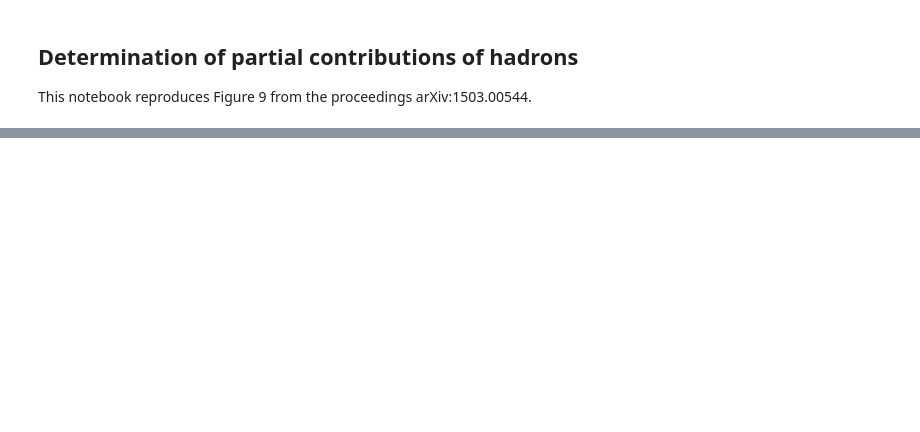
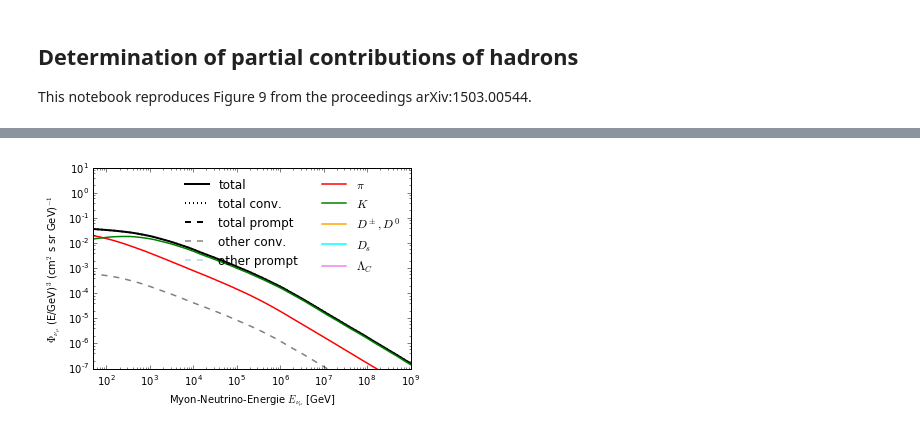
Before and after one commit to mceq-project/MCEq, a Jupyter notebook: examples/partial_hadron_contribution.ipynb, the cells around one changed output, grey strips where cells are left out. Saved outputs shown, nothing was run; the diff lists cells and outputs as text; code cells hidden in the pictures; blank space fills up the shorter version.

```diff
--- a/examples/partial_hadron_contribution.ipynb
+++ b/examples/partial_hadron_contribution.ipynb
@@ -261,23 +300,25 @@ plt.savefig('/Users/afedynitch/OneDrive/Dokumente/Plots/results_chapter/detailed
 # %%
 fig = plt.figure(figsize=(5.5, 3.75))
 plt.plot(e_grid, numu_total, ls='-', lw=2, color='black', label='total')
 plt.plot(e_grid, numu_conv, ls='dotted', lw=2, color='black', label=r'total conv.')
 plt.plot(e_grid, numu_prompt, ls='--', lw=2, color='black', label='total prompt')
 plt.plot(e_grid, numu_obs['other conv. numu'], ls='--', lw=1.5, color='grey', label=r'other conv.')
 plt.plot(e_grid, numu_obs['other prompt'], ls='--', lw=1.5, color='lightblue', label=r'other prompt')
 plt.plot(e_grid, numu_pi, ls='-', lw=1.5, color='red', label=r'$\pi$')
 plt.plot(e_grid, numu_k, ls='-', lw=1.5, color='green', label=r'$K$')
 plt.plot(e_grid, numu_obs['$D^\\pm + D^0$'], ls='-', lw=1.5, color='orange', label=r'$D^\pm, D^0$')
 plt.plot(e_grid, numu_obs['$D_s$'], ls='-', lw=1.5, color='cyan', label=r'$D_s$')
 plt.plot(e_grid, numu_obs['$\\Lambda_C$'], ls='-', lw=1.5, color='violet', label=r'$\Lambda_C$')
 plt.loglog()
 plt.xlabel(r"Myon-Neutrino-Energie $E_{\nu_{\mu}}$ [GeV]")
-plt.ylabel(r"$\Phi_{\nu_{\mu}}$ (E/GeV)$^{" + str(mag) + "}$ (cm$^{2}$ s sr GeV)$^{-1}$")
+plt.ylabel(r"$\Phi_{\nu_{\mu}}$ (E/GeV)$^{" + str(mag) + "}$ [cm$^{2}$ s sr GeV]$^{-1}$")
 plt.xlim([50, 1e9])
 plt.ylim([1e-7, 1e1])
 plt.legend(loc='upper right', frameon=False, numpoints=1, ncol=2)
 plt.tight_layout()
-plt.savefig('/Users/afedynitch/OneDrive/Dokumente/Plots/results_chapter/detailed_numu_flux_dpmjet3.pdf')
+# plt.savefig('/Users/afedynitch/OneDrive/Dokumente/Plots/results_chapter/detailed_numu_flux_dpmjet3.pdf')
+# %% [output]
+[figure, added]
 # %%
 fig = plt.figure(figsize=(5.5, 3.75))
 plt.plot(e_grid, nue_total, ls='-', lw=2, color='black', label='total')
```
Also changed, not shown: parts of 8 cells of this notebook, 7 other files.
